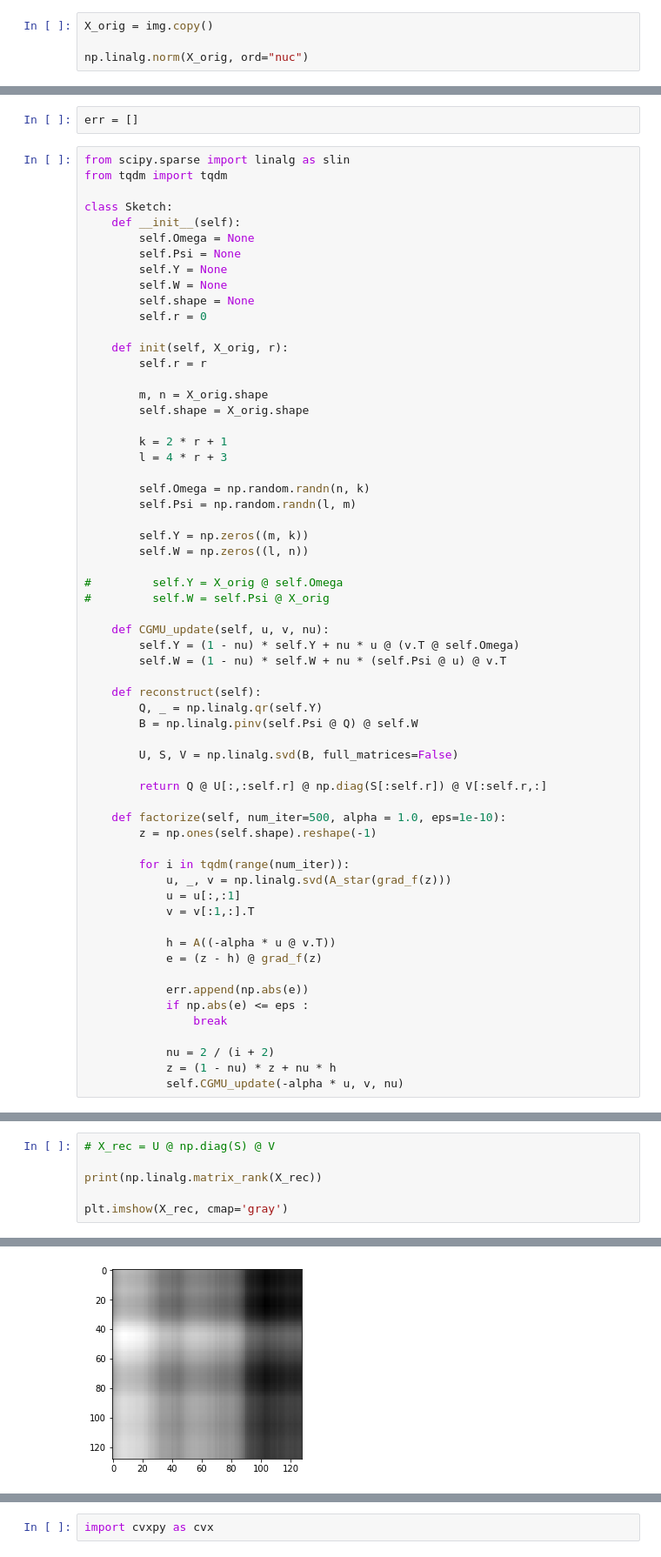
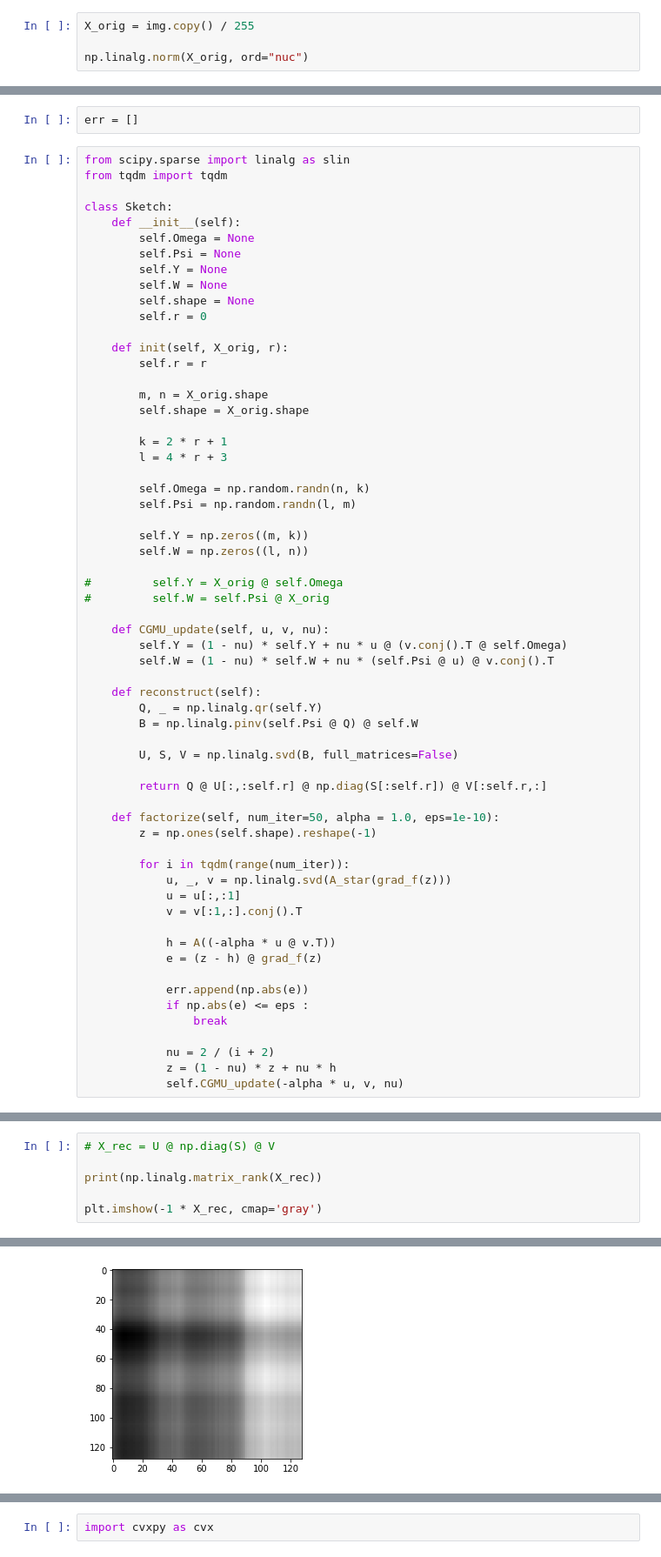
Before and after one commit to viktor-prutyanov/Sketchy-Convex-Low-Rank-Matrix-Optimization, a Jupyter notebook: Sketchy Low Rank Optimization.ipynb, the cells around one changed output, grey strips where cells are left out. Shown: that part at 87% size. Cells and saved outputs as stored; diff of their text form.

```diff
--- a/Sketchy Low Rank Optimization.ipynb
+++ b/Sketchy Low Rank Optimization.ipynb
@@ -18,7 +18,7 @@ plt.imshow(img, cmap='gray')
 <matplotlib.image.AxesImage at 0x...>
 [figure]
 # %%
-X_orig = img.copy()
+X_orig = img.copy() / 255
 
 np.linalg.norm(X_orig, ord="nuc")
 # %% [output]
@@ -79,8 +79,8 @@ class Sketch:
 #         self.W = self.Psi @ X_orig
 
     def CGMU_update(self, u, v, nu):
-        self.Y = (1 - nu) * self.Y + nu * u @ (v.T @ self.Omega)
-        self.W = (1 - nu) * self.W + nu * (self.Psi @ u) @ v.T
+        self.Y = (1 - nu) * self.Y + nu * u @ (v.conj().T @ self.Omega)
+        self.W = (1 - nu) * self.W + nu * (self.Psi @ u) @ v.conj().T
 
     def reconstruct(self):
         Q, _ = np.linalg.qr(self.Y)
@@ -90,13 +90,13 @@ class Sketch:
 
         return Q @ U[:,:self.r] @ np.diag(S[:self.r]) @ V[:self.r,:]
 
-    def factorize(self, num_iter=500, alpha = 1.0, eps=1e-10):
+    def factorize(self, num_iter=50, alpha = 1.0, eps=1e-10):
         z = np.ones(self.shape).reshape(-1)
 
         for i in tqdm(range(num_iter)):
             u, _, v = np.linalg.svd(A_star(grad_f(z)))
             u = u[:,:1]
-            v = v[:1,:].T
+            v = v[:1,:].conj().T
 
             h = A((-alpha * u @ v.T))
             e = (z - h) @ grad_f(z)
@@ -120,5 +121,5 @@ X_rec = sketch.reconstruct()
 
 print(np.linalg.matrix_rank(X_rec))
 
-plt.imshow(X_rec, cmap='gray')
+plt.imshow(-1 * X_rec, cmap='gray')
 # %% [output]
@@ -126,5 +127,5 @@ plt.imshow(X_rec, cmap='gray')
 <matplotlib.image.AxesImage at 0x...>
-[figure, old version]
+[figure, new version]
 # %%
 plt.plot(err)
 # %% [output]
```
Also changed, not shown: parts of 12 cells of this notebook.
